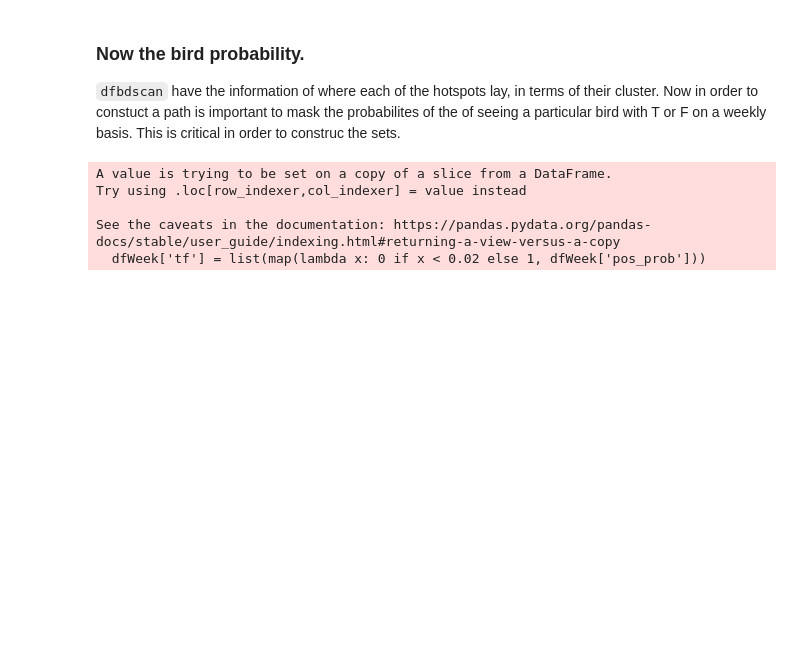
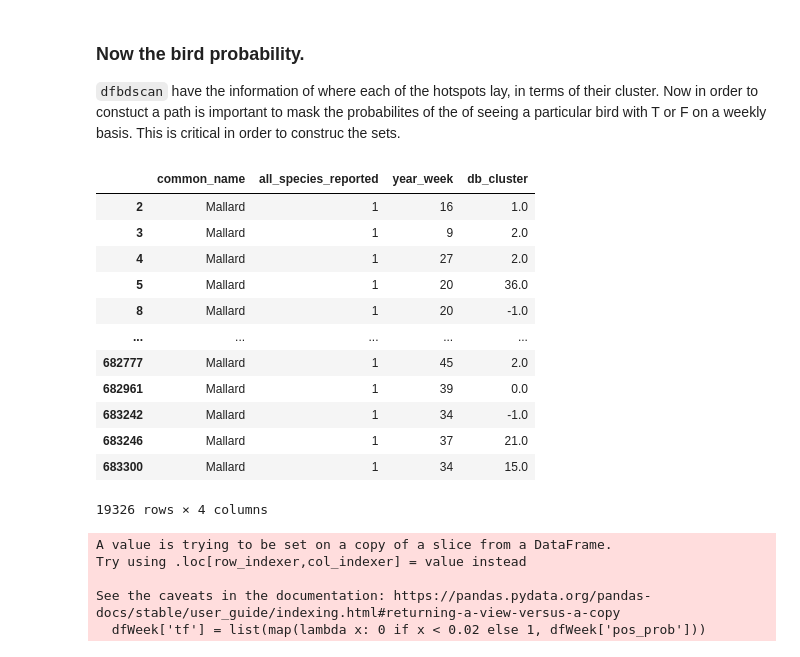
Before and after one commit to hinowashi/Insight-Project, a Jupyter notebook: Insight Project Set Method.ipynb, the cells around one changed output. Drawn from its saved outputs; the diff is of its cells as text; code cells hidden in the pictures; blank space fills up the shorter version.

```diff
--- a/Insight Project Set Method.ipynb
+++ b/Insight Project Set Method.ipynb
@@ -158,6 +130,22 @@ dfProb = dfTrain.merge(dfcluster.filter(['locality','db_cluster']),
 nTime = 54
 nLoc = n_clusters_
 setMat = np.empty((nTime,nLoc), dtype=object)
+# %%
+dfProb[dfProb['common_name'] == 'Mallard']
+# %% [output]
+|  | common_name | all_species_reported | year_week | db_cluster |
+| 2 | Mallard | 1 | 16 | 1.0 |
+| 3 | Mallard | 1 | 9 | 2.0 |
+| 4 | Mallard | 1 | 27 | 2.0 |
+| 5 | Mallard | 1 | 20 | 36.0 |
+| 8 | Mallard | 1 | 20 | -1.0 |
+| ... | ... | ... | ... | ... |
+| 682777 | Mallard | 1 | 45 | 2.0 |
+| 682961 | Mallard | 1 | 39 | 0.0 |
+| 683242 | Mallard | 1 | 34 | -1.0 |
+| 683246 | Mallard | 1 | 37 | 21.0 |
+| 683300 | Mallard | 1 | 34 | 15.0 |
+19326 rows × 4 columns
 # %%
 for week in range(0,nTime):
     dfProbA = dfProb[dfProb['year_week']== week]
```
Also changed, not shown: parts of 16 cells of this notebook.
